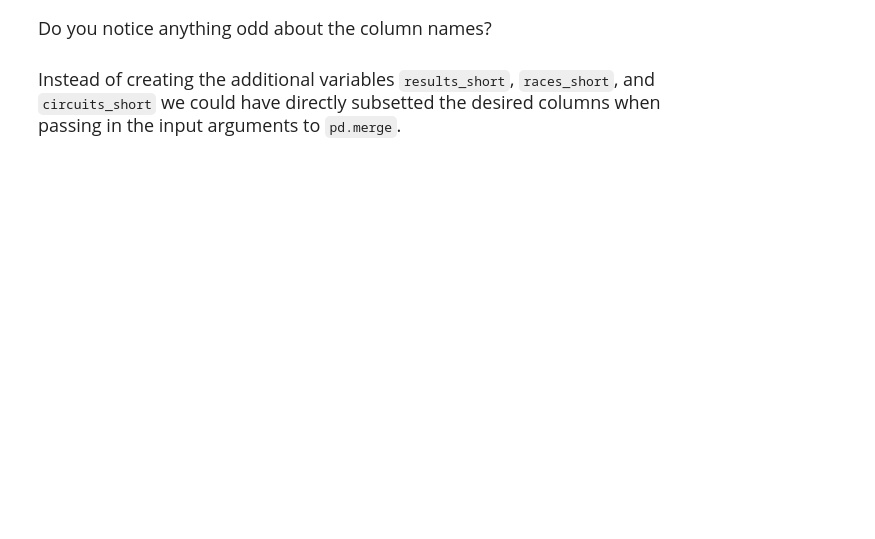
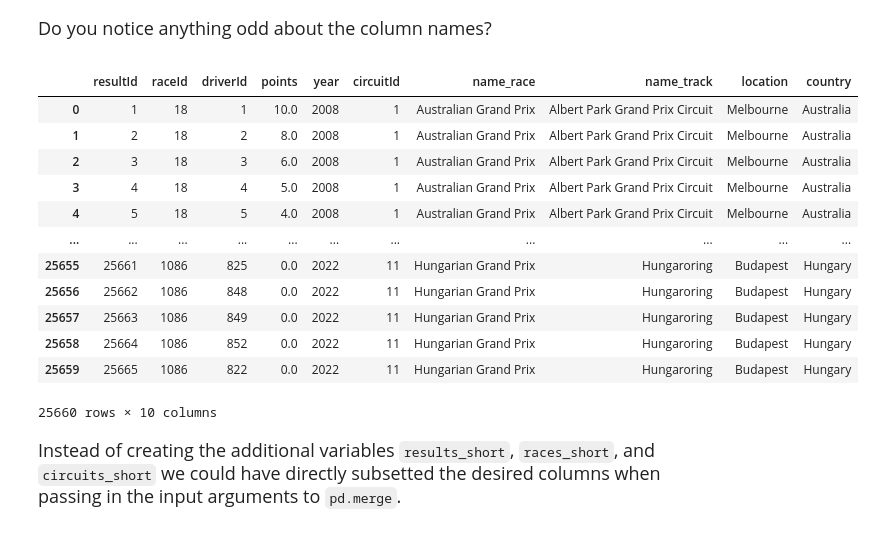
Before and after one commit to inisokoya/datasci151fall2026, a Jupyter notebook: lecture_09_merging_and_cleaning/Lecture09a_merging copy.ipynb, the cells around one changed output. Cells and saved outputs as stored; diff of their text form; code cells hidden in the pictures; blank space fills up the shorter version.

```diff
--- a/lecture_09_merging_and_cleaning/Lecture09a_merging copy.ipynb
+++ b/lecture_09_merging_and_cleaning/Lecture09a_merging copy.ipynb
@@ -331,6 +400,24 @@ display(df_merged_final.head())
 <font size = "4">
 
 Do you notice anything odd about the column names?
+# %%
+df_merged_final = pd.merge(left = df_merged, right = circuits_short, how = "left", on = "circuitId", suffixes = ("_race", "_track"))
+
+display(df_merged_final)
+# %% [output]
+|  | resultId | raceId | driverId | points | year | circuitId | name_race | name_track | location | country |
+| 0 | 1 | 18 | 1 | 10.0 | 2008 | 1 | Australian Grand Prix | Albert Park Grand Prix Circuit | Melbourne | Australia |
+| 1 | 2 | 18 | 2 | 8.0 | 2008 | 1 | Australian Grand Prix | Albert Park Grand Prix Circuit | Melbourne | Australia |
+| 2 | 3 | 18 | 3 | 6.0 | 2008 | 1 | Australian Grand Prix | Albert Park Grand Prix Circuit | Melbourne | Australia |
+| 3 | 4 | 18 | 4 | 5.0 | 2008 | 1 | Australian Grand Prix | Albert Park Grand Prix Circuit | Melbourne | Australia |
+| 4 | 5 | 18 | 5 | 4.0 | 2008 | 1 | Australian Grand Prix | Albert Park Grand Prix Circuit | Melbourne | Australia |
+| ... | ... | ... | ... | ... | ... | ... | ... | ... | ... | ... |
+| 25655 | 25661 | 1086 | 825 | 0.0 | 2022 | 11 | Hungarian Grand Prix | Hungaroring | Budapest | Hungary |
+| 25656 | 25662 | 1086 | 848 | 0.0 | 2022 | 11 | Hungarian Grand Prix | Hungaroring | Budapest | Hungary |
+| 25657 | 25663 | 1086 | 849 | 0.0 | 2022 | 11 | Hungarian Grand Prix | Hungaroring | Budapest | Hungary |
+| 25658 | 25664 | 1086 | 852 | 0.0 | 2022 | 11 | Hungarian Grand Prix | Hungaroring | Budapest | Hungary |
+| 25659 | 25665 | 1086 | 822 | 0.0 | 2022 | 11 | Hungarian Grand Prix | Hungaroring | Budapest | Hungary |
+25660 rows × 10 columns
 # %% [markdown]
 <font size = "4">
 
```
Also changed, not shown: parts of 5 cells of this notebook.
